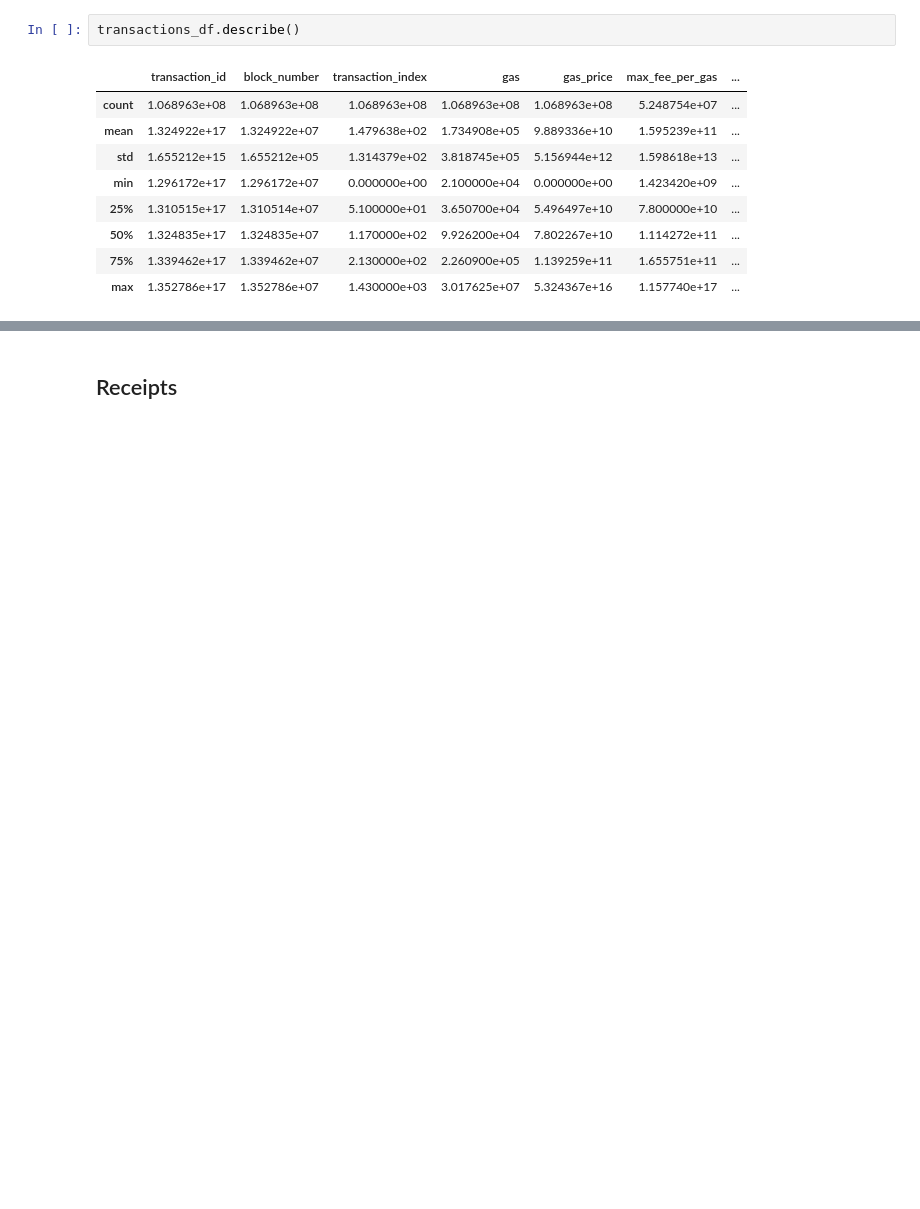
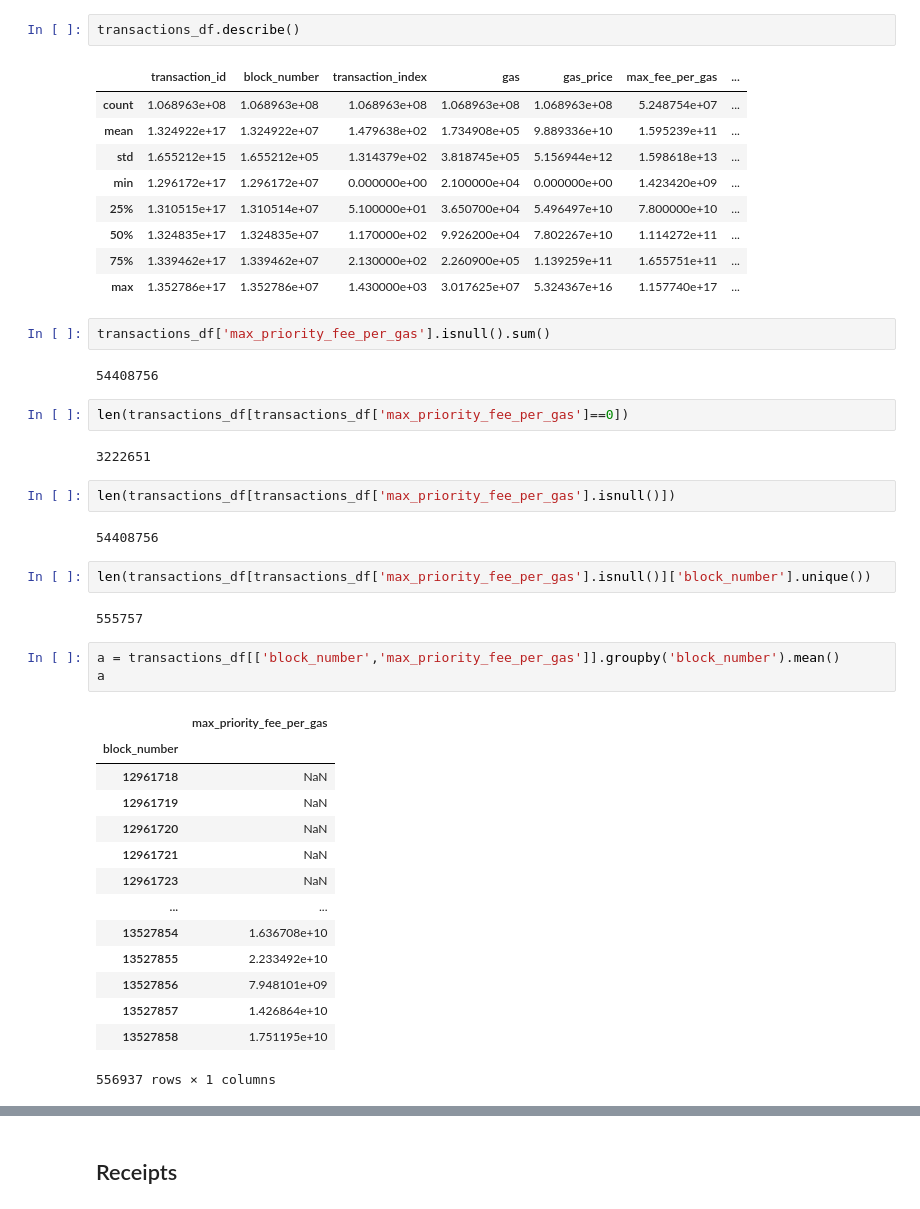
Before and after one commit to tracy-stephens/ethereum, a Jupyter notebook: Pipeline_Rob.ipynb, the cells around one changed output, grey strips where cells are left out. Drawn from its saved outputs; the diff is of its cells as text; blank space fills up the shorter version.

```diff
--- a/Pipeline_Rob.ipynb
+++ b/Pipeline_Rob.ipynb
@@ -401,3 +398,37 @@ transactions_df.describe()
 | 50% | 1.324835e+17 | 1.324835e+07 | 1.170000e+02 | 9.926200e+04 | 7.802267e+10 | 1.114272e+11 | ... |
 | 75% | 1.339462e+17 | 1.339462e+07 | 2.130000e+02 | 2.260900e+05 | 1.139259e+11 | 1.655751e+11 | ... |
 | max | 1.352786e+17 | 1.352786e+07 | 1.430000e+03 | 3.017625e+07 | 5.324367e+16 | 1.157740e+17 | ... |
+# %%
+transactions_df['max_priority_fee_per_gas'].isnull().sum()
+# %% [output]
+54408756
+# %%
+len(transactions_df[transactions_df['max_priority_fee_per_gas']==0])
+# %% [output]
+3222651
+# %%
+len(transactions_df[transactions_df['max_priority_fee_per_gas'].isnull()])
+# %% [output]
+54408756
+# %%
+len(transactions_df[transactions_df['max_priority_fee_per_gas'].isnull()]['block_number'].unique())
+# %% [output]
+555757
+# %%
+a = transactions_df[['block_number','max_priority_fee_per_gas']].groupby('block_number').mean()
+a
+# %% [output]
+|  | max_priority_fee_per_gas |
+| block_number |  |
+| 12961718 | NaN |
+| 12961719 | NaN |
+| 12961720 | NaN |
+| 12961721 | NaN |
+| 12961723 | NaN |
+| ... | ... |
+| 13527854 | 1.636708e+10 |
+| 13527855 | 2.233492e+10 |
+| 13527856 | 7.948101e+09 |
+| 13527857 | 1.426864e+10 |
+| 13527858 | 1.751195e+10 |
+556937 rows × 1 columns
```
Also changed, not shown: parts of 40 cells of this notebook.
